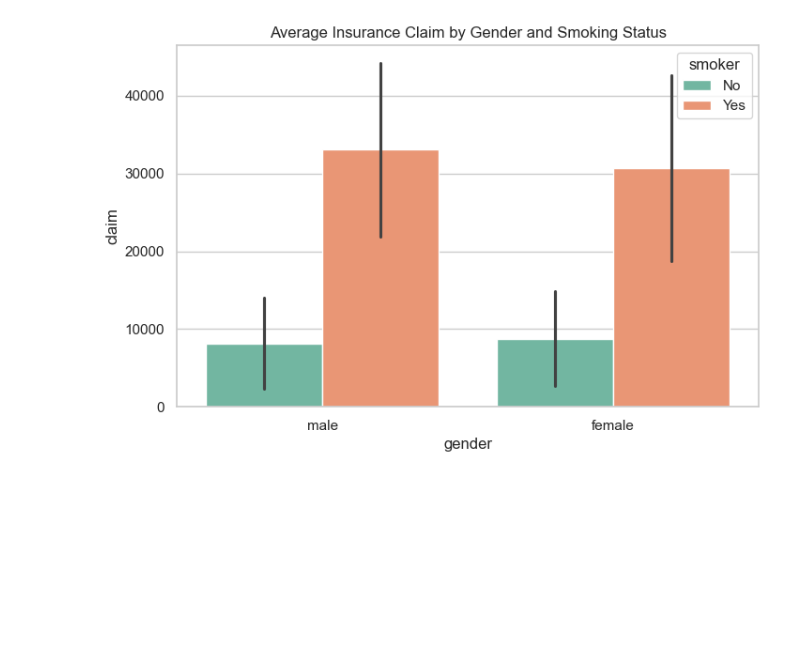
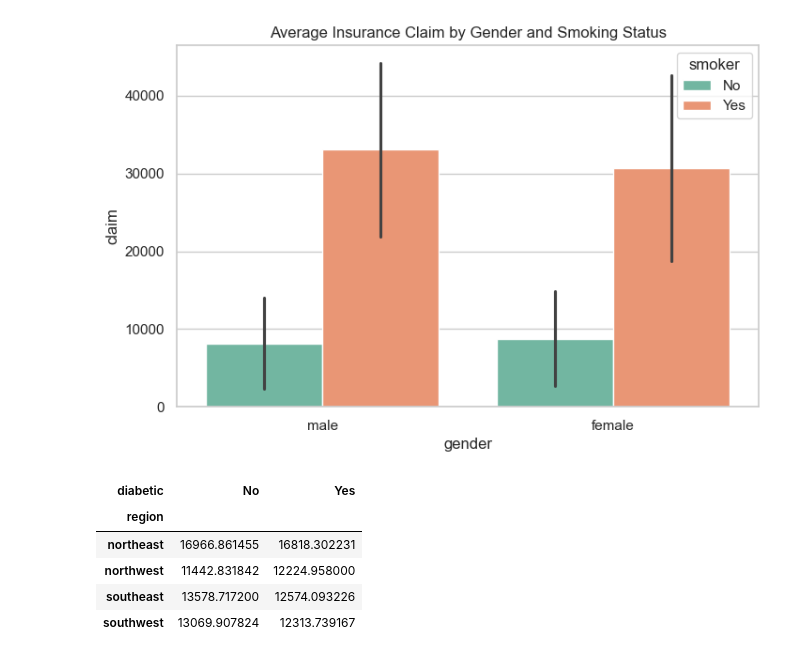
Before and after one commit to nayeem29dse/Predicting-Health-Insurance-Costs-with-streamlit-deployment, a Jupyter notebook: analysis.ipynb, the cells around one changed output. Cells and saved outputs as stored; diff of their text form; code cells hidden in the pictures; blank space fills up the shorter version.

```diff
--- a/analysis.ipynb
+++ b/analysis.ipynb
@@ -137,0 +140,9 @@ plt.show()
+# %%
+pivot_region_diabetic
+# %% [output]
+| diabetic | No | Yes |
+| region |  |  |
+| northeast | 16966.861455 | 16818.302231 |
+| northwest | 11442.831842 | 12224.958000 |
+| southeast | 13578.717200 | 12574.093226 |
+| southwest | 13069.907824 | 12313.739167 |
```
Also changed, not shown: parts of 2 cells of this notebook.
